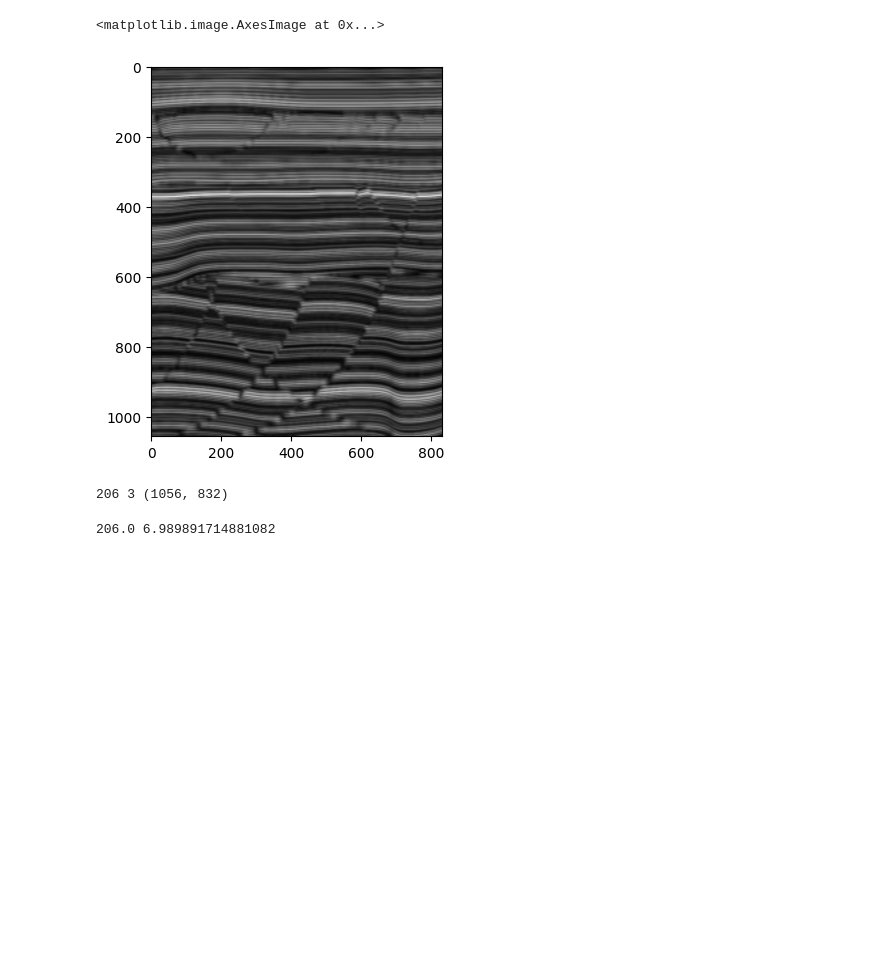
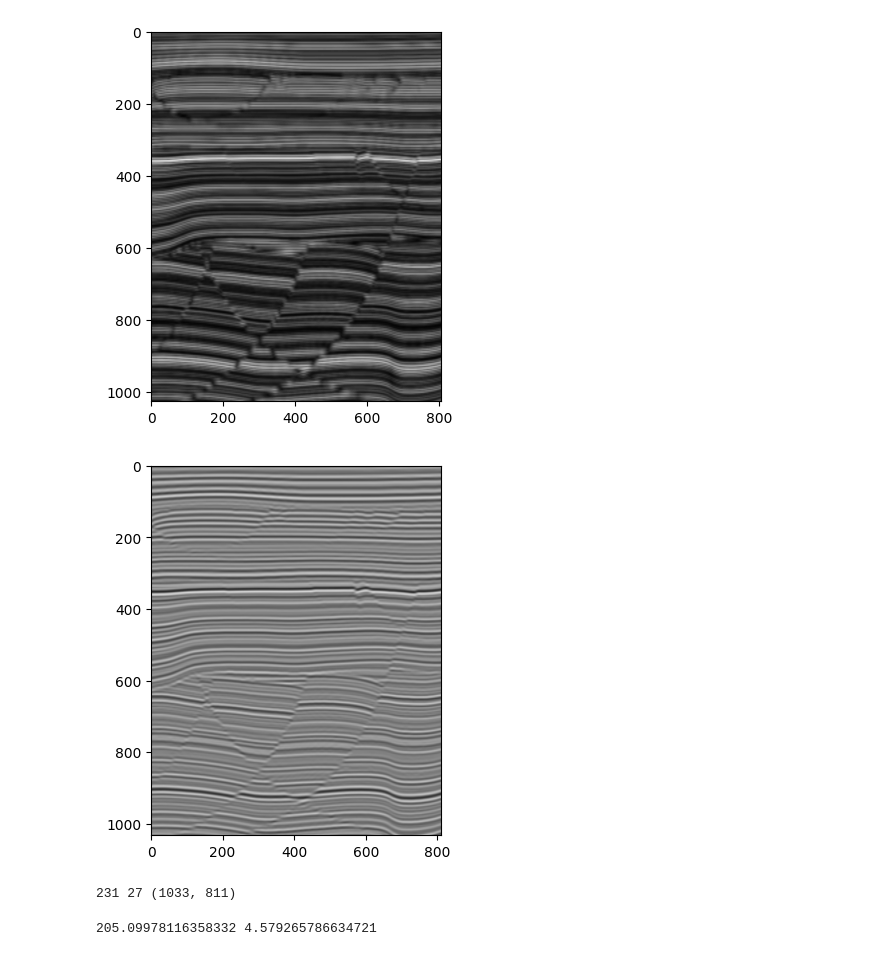
Before and after one commit to novalisja/lip, a Jupyter notebook: demo_seis.ipynb, the cells around one changed output. Drawn from its saved outputs; the diff is of its cells as text; code cells hidden in the pictures; blank space fills up the shorter version.

```diff
--- a/demo_seis.ipynb
+++ b/demo_seis.ipynb
@@ -20,25 +20,28 @@ def histeq(im, nbr_bins=256):
     return im2.reshape(im.shape), cdf
 # %%
 M = 206.
-#B = skimage.io.imread("mag.jpg")
-B = cv2.imread("mag.jpg", cv2.IMREAD_GRAYSCALE)
-#B0=skimage.io.imread("breast.jpg")
+#B = skimage.io.imread("raw.jpg")
+B = cv2.imread("mag.png", cv2.IMREAD_GRAYSCALE)
+B0=skimage.io.imread("raw.png")
 
 plt.imshow(B, cmap=plt.cm.gray, vmin=0, vmax=M)
+plt.show()
+plt.imshow(B0, cmap=plt.cm.gray, vmin=0, vmax=M)
+plt.show()
 # %% [output]
-<matplotlib.image.AxesImage at 0x...>
-[figure, old version]
+[figure, new version]
+[figure, added]
 # %%
 print(B.max(), B.min(),B.shape)
 #print(B0.max(), B0.min(),B0.shape)
 # %% [output]
-206 3 (1056, 832)
+231 27 (1033, 811)
 # %%
 tone = LIP.graytone(B, M)
-D = LIP.graytone(LIP.timesLIP(.8, tone, M), M)
+D = LIP.graytone(LIP.timesLIP(.9, tone, M), M)
 print(D.max(),D.min())
 # %% [output]
-206.0 6.989891714881082
+205.09978116358332 4.579265786634721
 # %%
 plt.figure()
 plt.imshow(D, cmap=plt.cm.gray, vmin=0, vmax=M)
```
Also changed, not shown: parts of 5 cells of this notebook.
